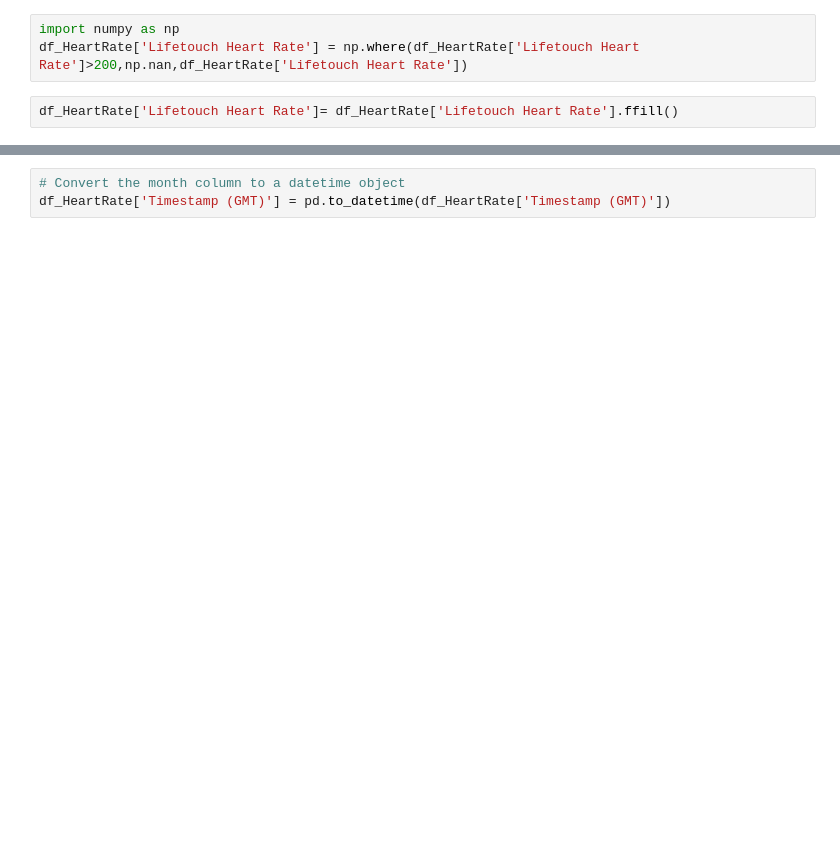
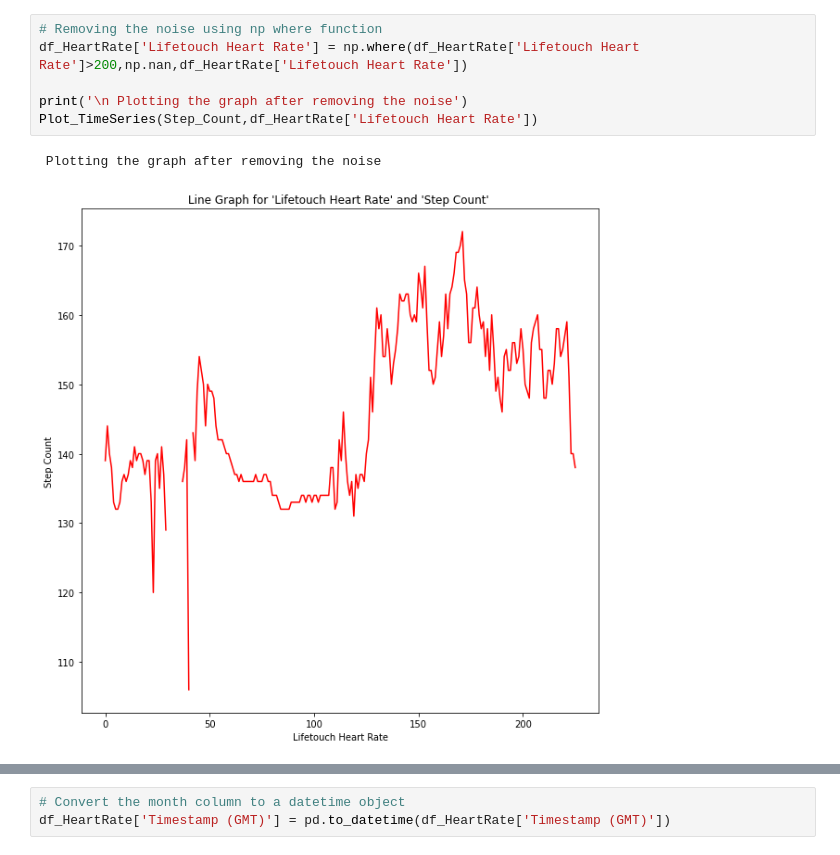
Before and after one commit to harishahamed26/PredictionOfHeartRate, a Jupyter notebook: HeartRatePrediction.ipynb, the cells around one changed output, grey strips where cells are left out. Cells and saved outputs as stored; diff of their text form; blank space fills up the shorter version.

```diff
--- a/HeartRatePrediction.ipynb
+++ b/HeartRatePrediction.ipynb
@@ -120,5 +153,9 @@ Result: The series is stationary
 # %%
-import numpy as np
+# Removing the noise using np where function
 df_HeartRate['Lifetouch Heart Rate'] = np.where(df_HeartRate['Lifetouch Heart Rate']>200,np.nan,df_HeartRate['Lifetouch Heart Rate'])
+
+print('\n Plotting the graph after removing the noise')
+Plot_TimeSeries(Step_Count,df_HeartRate['Lifetouch Heart Rate'])
+# %% [output]
+ Plotting the graph after removing the noise
+[figure, added]
-# %%
-df_HeartRate['Lifetouch Heart Rate']= df_HeartRate['Lifetouch Heart Rate'].ffill()
```
Also changed, not shown: parts of 63 cells of this notebook.
